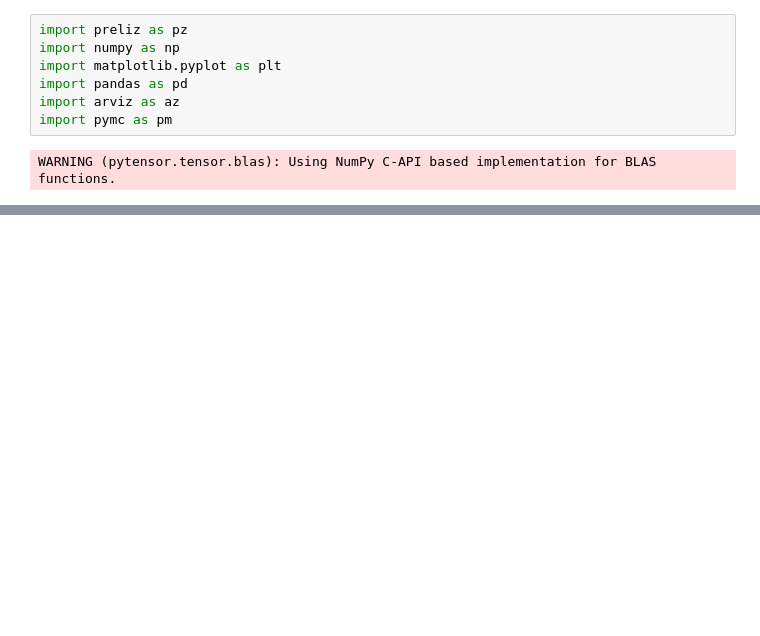
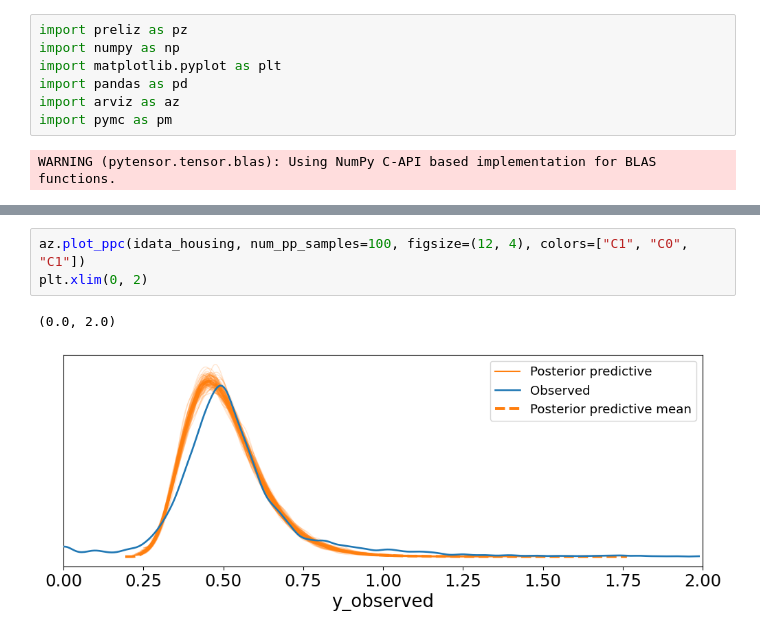
Before and after one commit to aahFancyGun/dataScienceClass, a Jupyter notebook: unit3/YangChauU3Proj.ipynb.ipynb, the cells around one changed output, grey strips where cells are left out. Saved outputs shown, nothing was run; the diff lists cells and outputs as text; blank space fills up the shorter version.

```diff
--- a/unit3/YangChauU3Proj.ipynb.ipynb
+++ b/unit3/YangChauU3Proj.ipynb.ipynb
@@ -64,0 +157,6 @@ NotImplementedError: 'AnnAssign' nodes are not implemented
+# %%
+az.plot_ppc(idata_housing, num_pp_samples=100, figsize=(12, 4), colors=["C1", "C0", "C1"])
+plt.xlim(0, 2)
+# %% [output]
+(0.0, 2.0)
+[figure, added]
```
Also changed, not shown: parts of 12 cells of this notebook, 1 other file.
